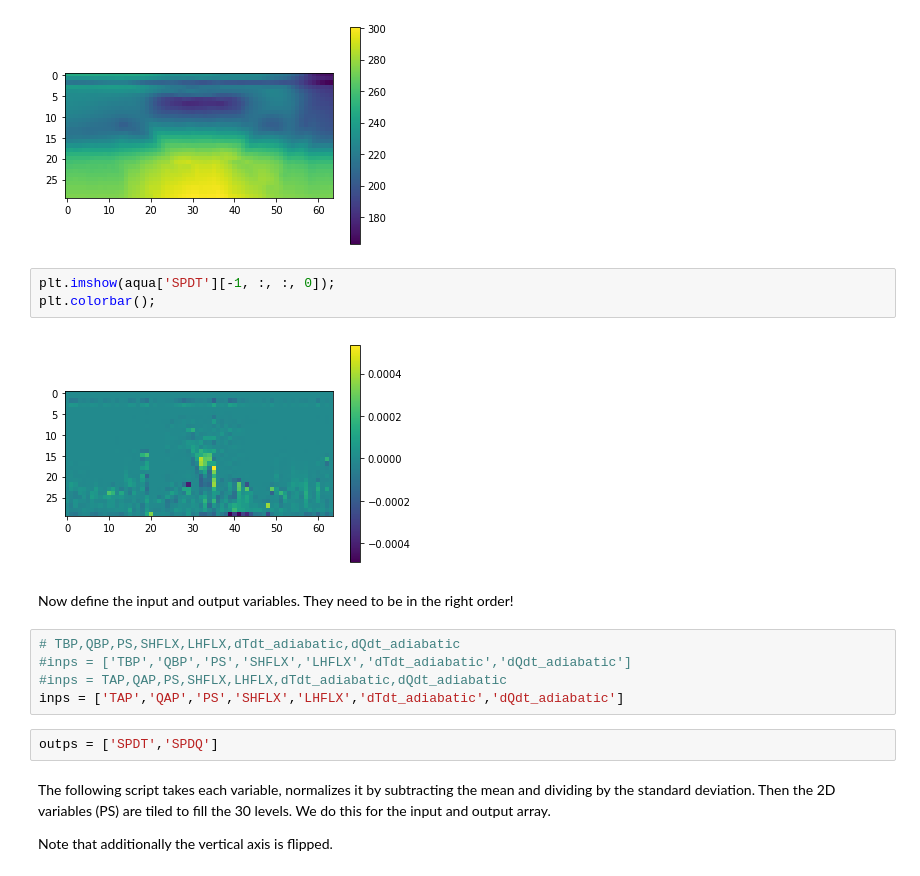
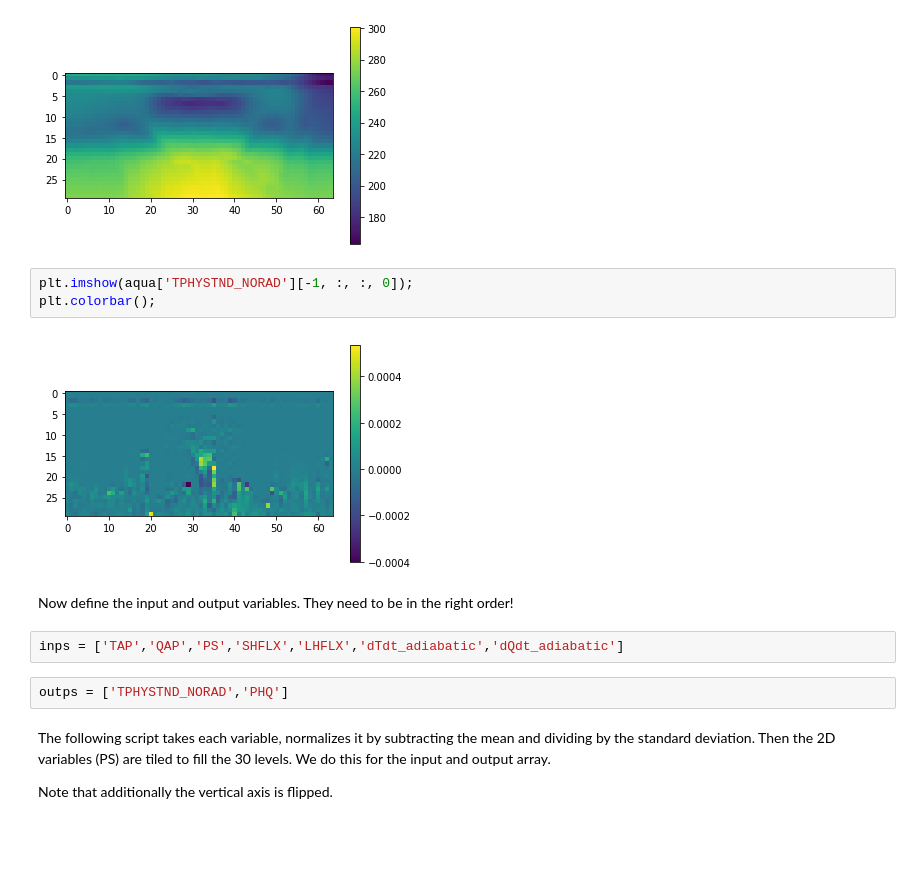
Before and after one commit to gentine/CBRAIN, a Jupyter notebook: load_keras_model.ipynb, the cells around one changed output. Cells and saved outputs as stored; diff of their text form; blank space fills up the shorter version.

```diff
--- a/load_keras_model.ipynb
+++ b/load_keras_model.ipynb
@@ -160,19 +159,16 @@ plt.colorbar();
 # %% [output]
 [figure]
 # %%
-plt.imshow(aqua['SPDT'][-1, :, :, 0]);
+plt.imshow(aqua['TPHYSTND_NORAD'][-1, :, :, 0]);
 plt.colorbar();
 # %% [output]
-[figure, old version]
+[figure, new version]
 # %% [markdown]
 Now define the input and output variables. They need to be in the right order!
-# %%
-# TBP,QBP,PS,SHFLX,LHFLX,dTdt_adiabatic,dQdt_adiabatic
-#inps = ['TBP','QBP','PS','SHFLX','LHFLX','dTdt_adiabatic','dQdt_adiabatic']
-#inps = TAP,QAP,PS,SHFLX,LHFLX,dTdt_adiabatic,dQdt_adiabatic
-inps = ['TAP','QAP','PS','SHFLX','LHFLX','dTdt_adiabatic','dQdt_adiabatic']
-# %%
-outps = ['SPDT','SPDQ']
+# %%
+inps = ['TAP','QAP','PS','SHFLX','LHFLX','dTdt_adiabatic','dQdt_adiabatic']
+# %%
+outps = ['TPHYSTND_NORAD','PHQ']
 # %% [markdown]
 The following script takes each variable, normalizes it by subtracting the mean and dividing by the standard deviation. Then the 2D variables (PS) are tiled to fill the 30 levels. We do this for the input and output array.
 
```
Also changed, not shown: parts of 48 cells of this notebook, 4 other files.
